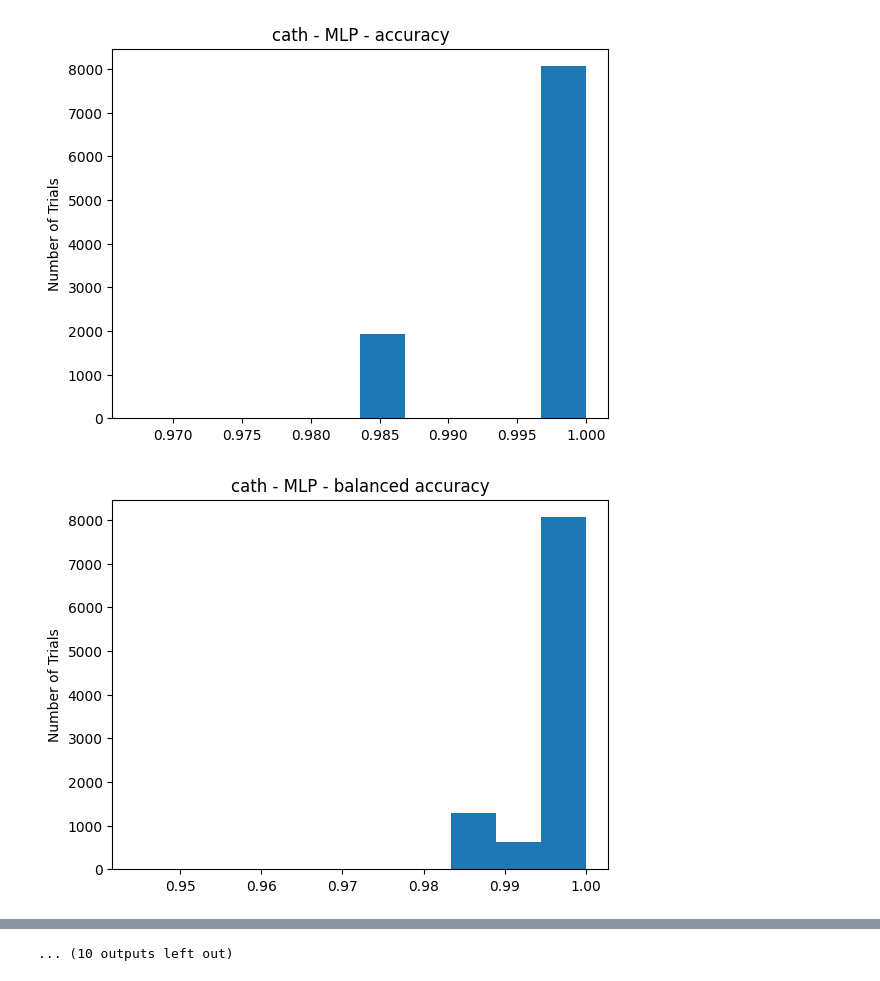
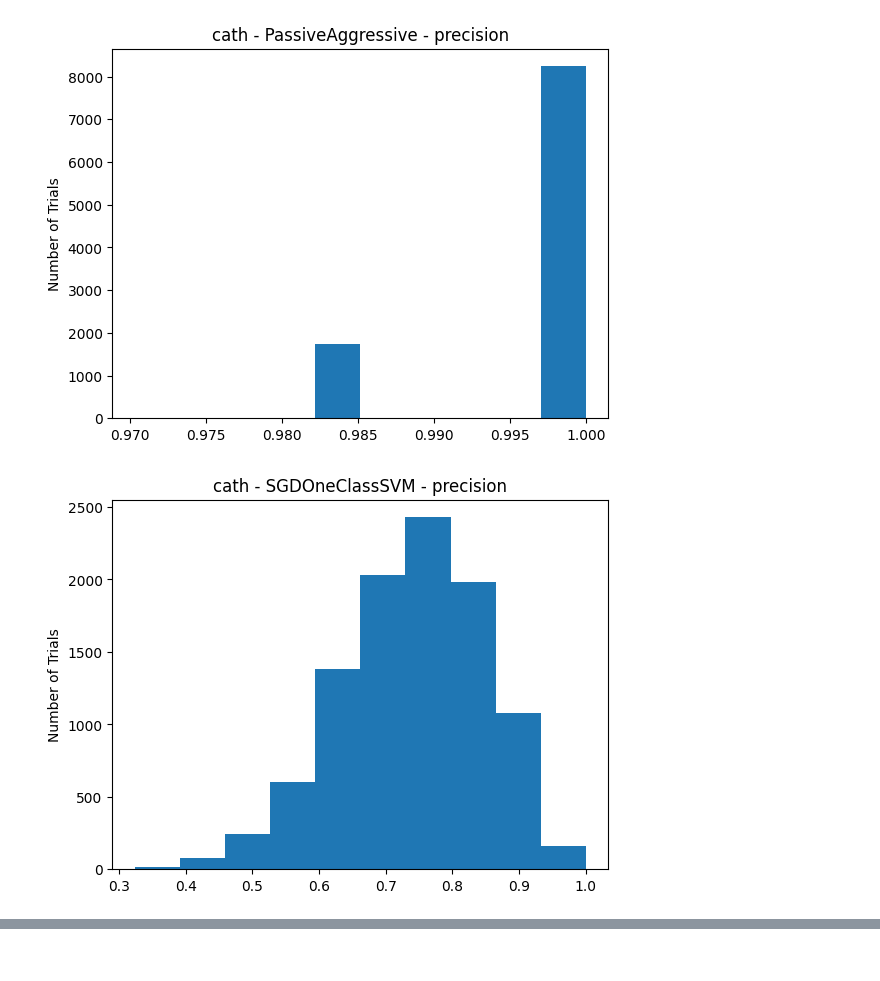
Before and after one commit to ericspring08/MTF-Diagnosing-Disease-In-Space, a Jupyter notebook: Analysis.ipynb, the cells around one changed output, grey strips where cells are left out. Drawn from its saved outputs; the diff is of its cells as text; code cells hidden in the pictures.

```diff
--- a/Analysis.ipynb
+++ b/Analysis.ipynb
@@ -7,7 +9,7 @@ import seaborn as sns
 df = pd.read_csv('./Experiments/10,000_Trials_#1/stats.csv')
 # %%
 for i in df.columns:
-    if min(df[i]) != 1.0 and "accuracy" in i and 'cath' in i:
+    if min(df[i]) != 1.0 and "precision" in i and 'cath' in i:
         plt.hist(df[i])
         plt.title(i)
         plt.ylabel('Number of Trials')
@@ -24,2 +26,2 @@ for i in df.columns:
-[figure, old version]
+[figure, new version]
-[figure, old version]
+[figure, new version]
@@ -28 +27,0 @@ for i in df.columns:
-... (10 outputs left out)
```
Also changed, not shown: parts of 2 cells of this notebook, 2 other files.
